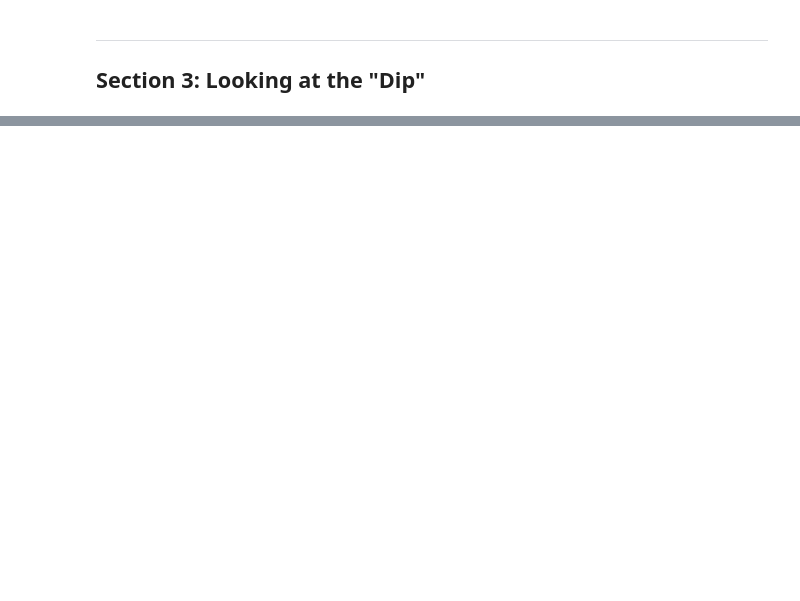
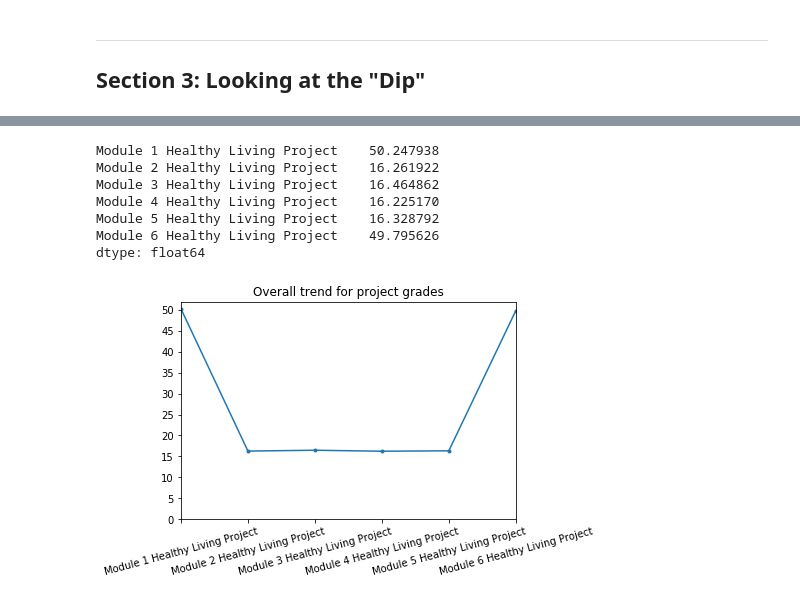
Before and after one commit to erowe99/springboard, a Jupyter notebook: Unit 6/Statistical Analysis.ipynb, the cells around one changed output, grey strips where cells are left out. Saved outputs shown, nothing was run; the diff lists cells and outputs as text; code cells hidden in the pictures; blank space fills up the shorter version.

```diff
--- a/Unit 6/Statistical Analysis.ipynb
+++ b/Unit 6/Statistical Analysis.ipynb
@@ -691,0 +713,16 @@ The report that needs to be submitted to springboard will markdown page with ins
+# %%
+#Overall trend for project grades
+project_grades = detailed_grades.iloc[:, 41:47].sum(axis = 0)/detailed_grades.shape[0]
+yticks = [x for x in range(55) if x % 5 == 0]
+_ = project_grades.plot(marker = '.', title = 'Overall trend for project grades', yticks = yticks)
+_ = plt.xticks(rotation = 15)
+project_grades
+# %% [output]
+Module 1 Healthy Living Project    50.247938
+Module 2 Healthy Living Project    16.261922
+Module 3 Healthy Living Project    16.464862
+Module 4 Healthy Living Project    16.225170
+Module 5 Healthy Living Project    16.328792
+Module 6 Healthy Living Project    49.795626
+dtype: float64
+[figure, added]
```
Also changed, not shown: parts of 31 cells of this notebook.
